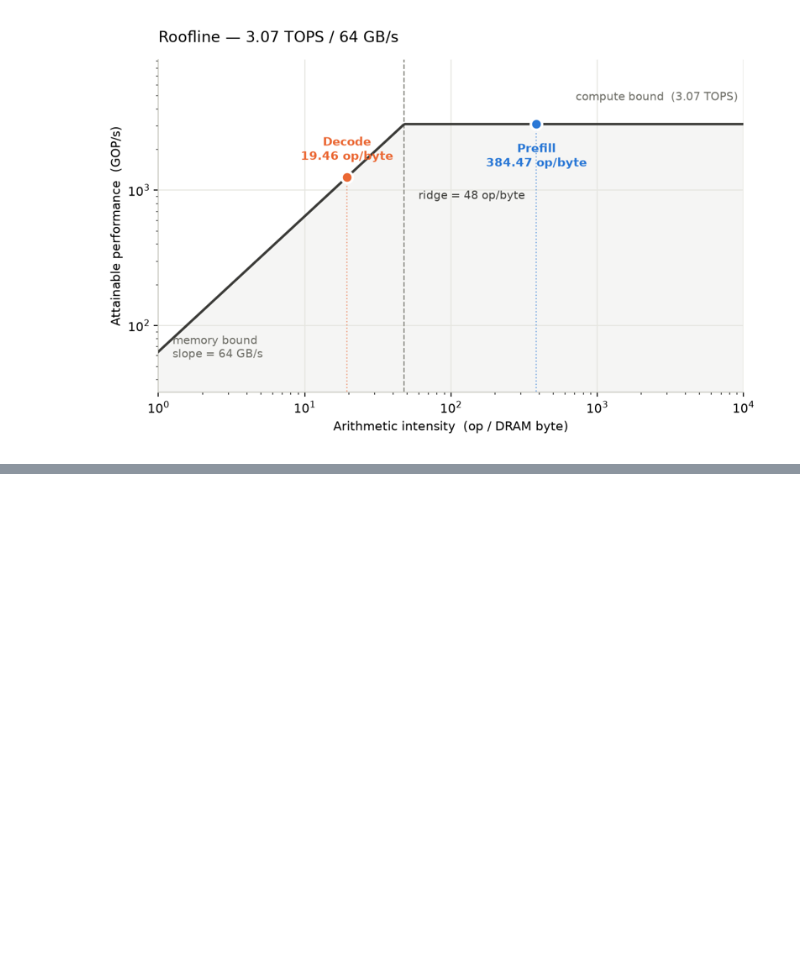
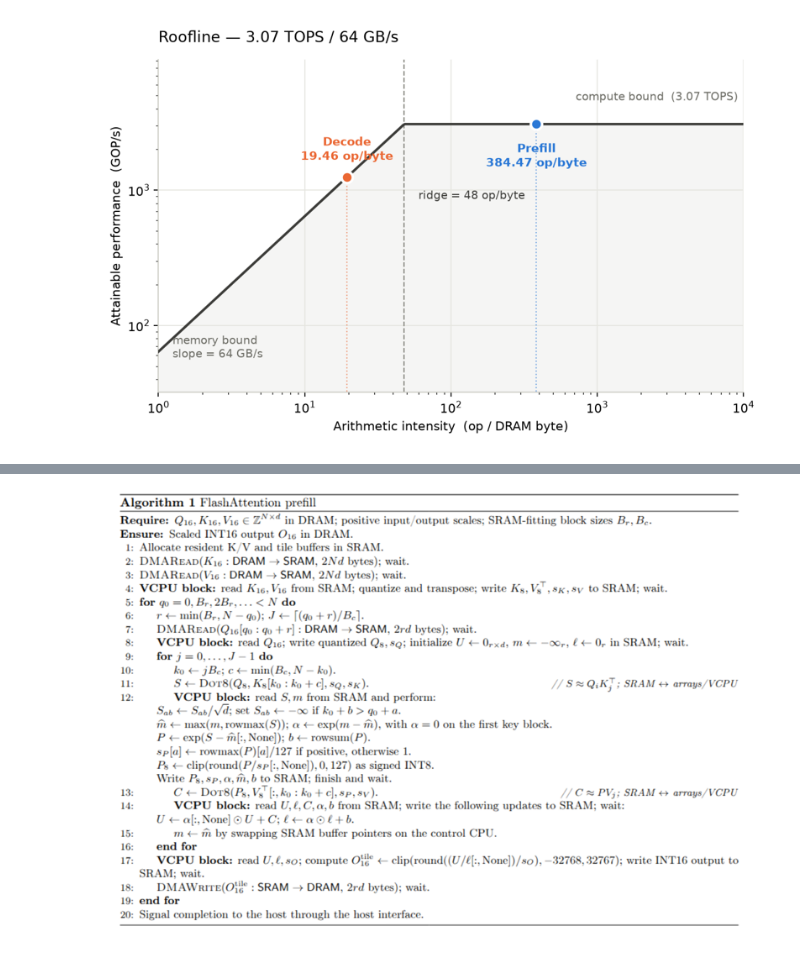
Before and after one commit to raulniconico/Flash-Attention-Assignment, a Jupyter notebook: 6.report.ipynb, the cells around one changed output, grey strips where cells are left out. Saved outputs shown, nothing was run; the diff lists cells and outputs as text; code cells hidden in the pictures; blank space fills up the shorter version.

```diff
--- a/6.report.ipynb
+++ b/6.report.ipynb
@@ -92,0 +122,4 @@ chip ridge = 48.0
+# %%
+plot("img/fa2_prefill.png", 800)
+# %% [output]
+[figure, added]
```
Also changed, not shown: parts of 58 cells of this notebook, 38 other files.
